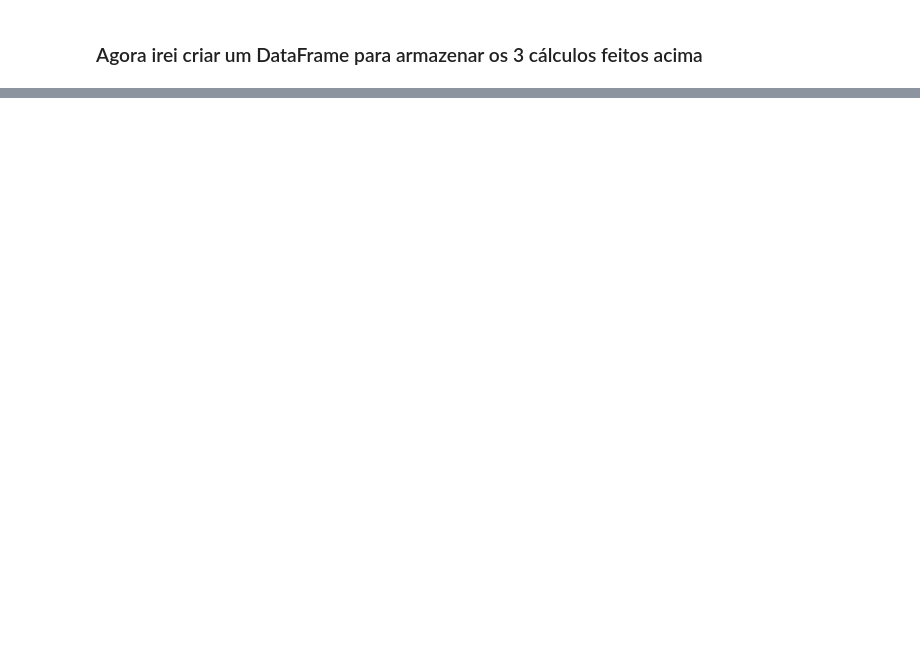
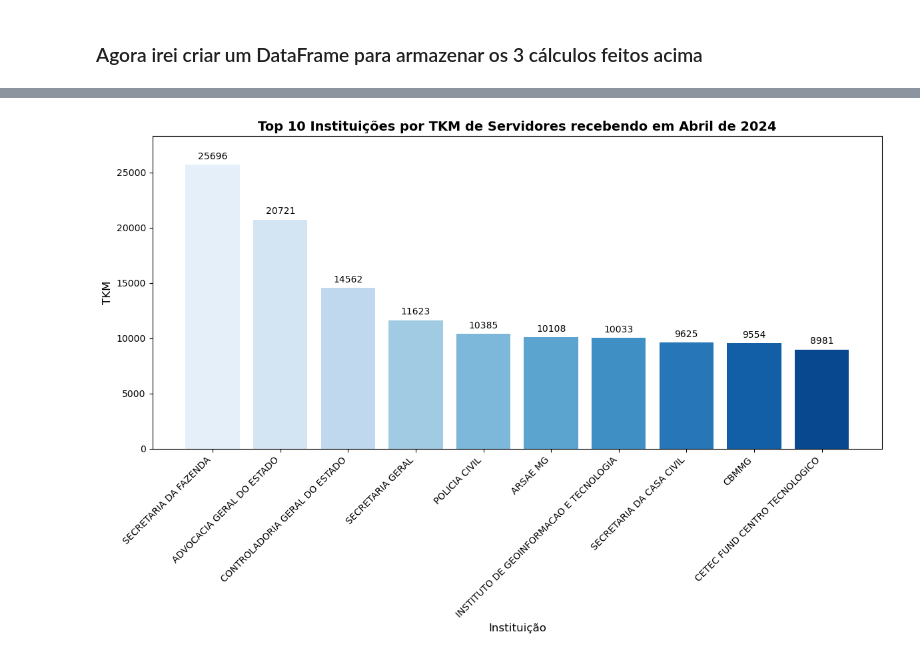
Before and after one commit to MichelleMapelli/estudo_Python, a Jupyter notebook: ServidoresMG_Abril_2024.ipynb, the cells around one changed output, grey strips where cells are left out. Drawn from its saved outputs; the diff is of its cells as text; code cells hidden in the pictures; blank space fills up the shorter version.

Commit message:
Adicionado análise e gráfico de tkm

```diff
--- a/ServidoresMG_Abril_2024.ipynb
+++ b/ServidoresMG_Abril_2024.ipynb
@@ -186,0 +172,31 @@ plt.show()
+# %%
+# Ordenar pelo valor contagem_nome de forma decrescente
+df_resultado_descinst_tkm = df_resultado_descinst.sort_values(by='tkm_servidor', ascending=False)
+
+# Selecionar os top 10 maiores institutos por tkm de servidores em Abril/2024
+top_10_tkm = df_resultado_descinst_tkm.head(10)
+
+#Configurar gráfico
+plt.figure(figsize=(12,8))
+plt.bar(top_10_tkm.index, top_10_tkm['tkm_servidor'], color=paleta)
+
+# Adicionar títulos e rótulos
+plt.title('Top 10 Instituições por TKM de Servidores recebendo em Abril de 2024', fontsize=14, fontweight='bold')
+plt.xlabel('Instituição', fontsize=12)
+plt.ylabel('TKM', fontsize=12)
+
+# Aumentar o limite superior do eixo y
+plt.ylim(0, top_10_tkm['tkm_servidor'].max() * 1.1)
+
+# Adicionar rótulos nas barras
+for i, value in enumerate(top_10_tkm['tkm_servidor']):
+    plt.text(i, value + 500, f'{value:.0f}', ha='center', fontsize=10)
+
+# Aprimirar o Layout
+plt.xticks(rotation=45, ha='right')
+plt.tight_layout()
+
+# Apresentar gráfico
+plt.show()
+# %% [output]
+[figure, added]
```
Also changed, not shown: parts of 7 cells of this notebook.
